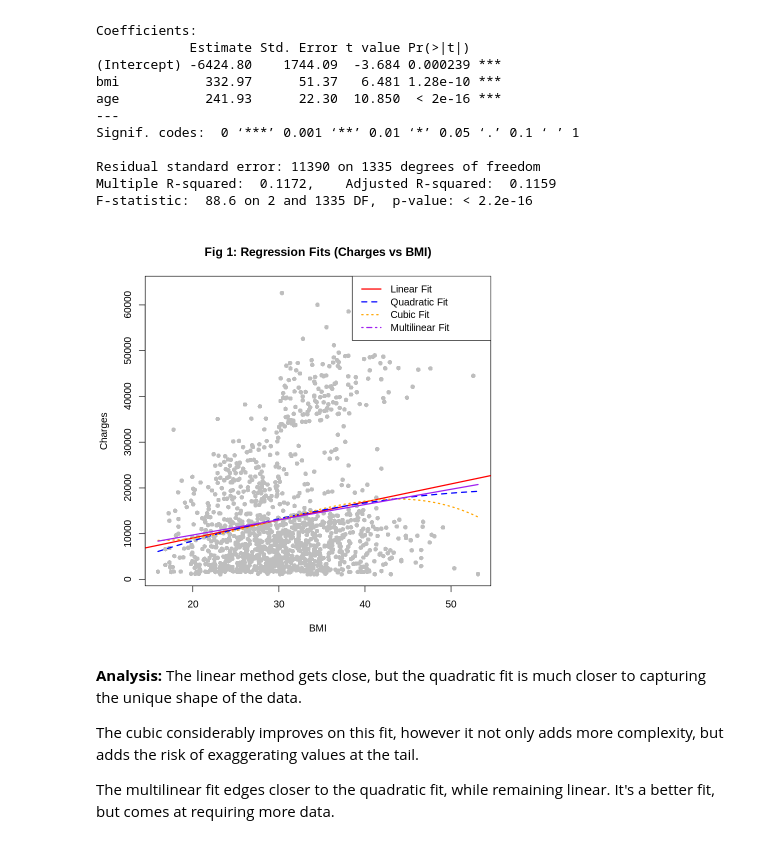
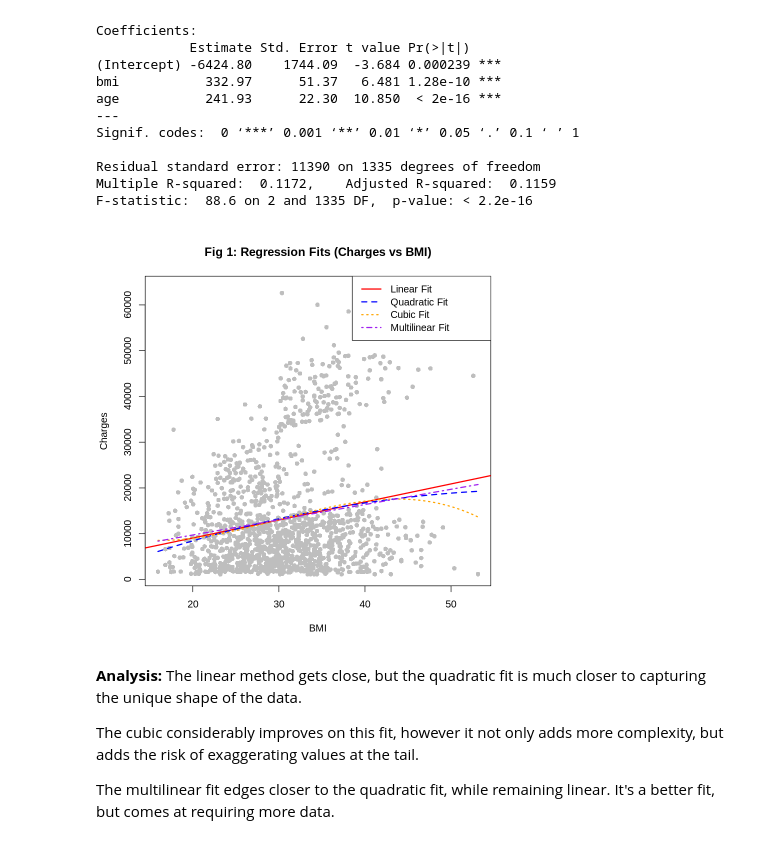
Before and after one commit to joelvinas/COMP-SCI_5565, a Jupyter notebook: Final Project/src/JVinas_COMPSCI_5565_FinalProject.ipynb, the cells around one changed output. Cells and saved outputs as stored; diff of their text form; code cells hidden in the pictures.

```diff
--- a/Final Project/src/JVinas_COMPSCI_5565_FinalProject.ipynb
+++ b/Final Project/src/JVinas_COMPSCI_5565_FinalProject.ipynb
@@ -140,33 +143,38 @@ F-statistic:  88.6 on 2 and 1335 DF,  p-value: < 2.2e-16
 # %%
 # Plot the Linear, Quadratic, Cubic, and Multilinear Regressions
 plot(insurance_data$bmi, insurance_data$charges,
      main = "Fig 1: Regression Fits (Charges vs BMI)",
      xlab = "BMI", ylab = "Charges",
      col = "gray", pch = 16) # Scatter plot points
 
 # Add linear fit
 abline(lm.fit, lwd = 2, col = "red", lty = 1)
 
 # Generate a sequence of BMI for smooth curve
 bmi_seq <- seq(min(insurance_data$bmi), max(insurance_data$bmi), length.out = 100)
 
 # Predict, and add quadratic fit and plot it
 predicted_charges_quad <- predict(lm.fit_quad, newdata = data.frame(bmi = bmi_seq))
 lines(bmi_seq, predicted_charges_quad, col = "blue", lwd = 2, lty = 2)
 
 # Predict, and add cubic fit and plot that too
 predicted_charges_cubic <- predict(lm.fit_cubic, newdata = data.frame(bmi = bmi_seq))
 lines(bmi_seq, predicted_charges_cubic, col = "orange", lwd = 2, lty = 3)
 
+# Create newdata for the multilinear model prediction
+# For plotting a 2D line, we vary BMI and hold other predictors (like age) constant.
+mean_age <- mean(insurance_data$age) # Calculate the mean age
+newdata_lm_fit_multi <- data.frame(bmi = bmi_seq, age = rep(mean_age, length(bmi_seq)))
+
 # Predict, and add the multilinear fit line to the plot
 predicted_charges_multi <- predict(lm.fit_multi, newdata = newdata_lm_fit_multi)
-lines(bmi_seq, predicted_charges_multi, col = "purple", lwd = 2, lty = 1)
+lines(bmi_seq, predicted_charges_multi, col = "purple", lwd = 2, lty = 4)
 
 legend("topright",
        legend = c("Linear Fit", "Quadratic Fit", "Cubic Fit", "Multilinear Fit"),
        col = c("red", "blue", "orange", "purple"), lty = c(1, 2, 3, 4), lwd = 2)
 # %% [output]
-[figure, old version]
+[figure, new version]
 # %% [markdown]
 **Analysis:** The linear method gets close, but the quadratic fit is much closer to capturing the unique shape of the data.
 
```
Also changed, not shown: parts of 21 cells of this notebook.
